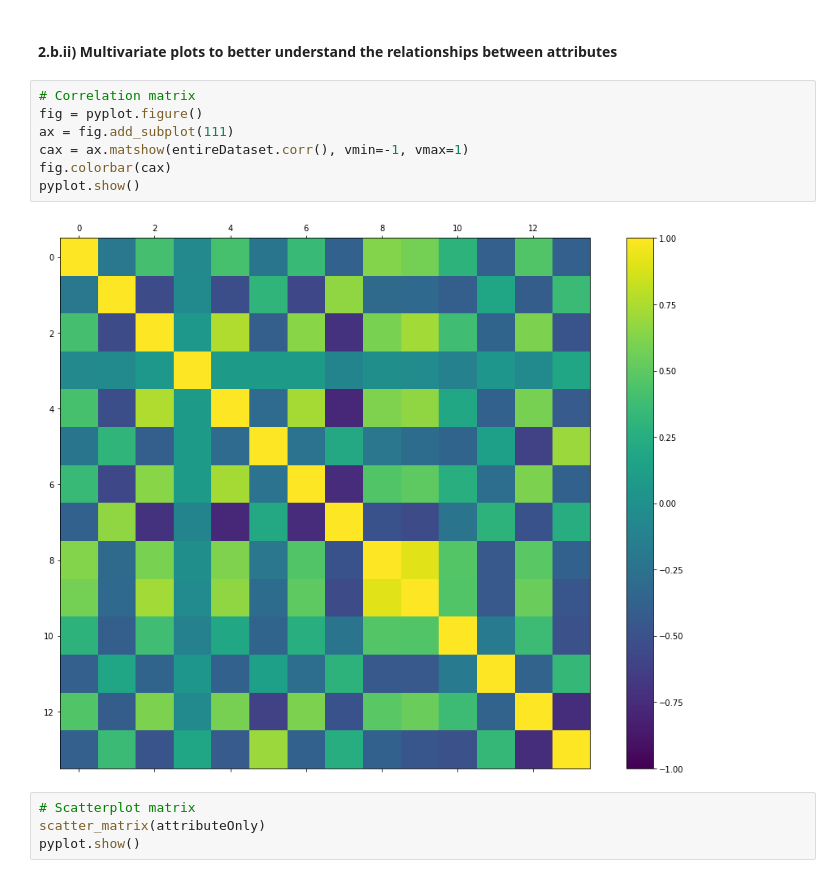
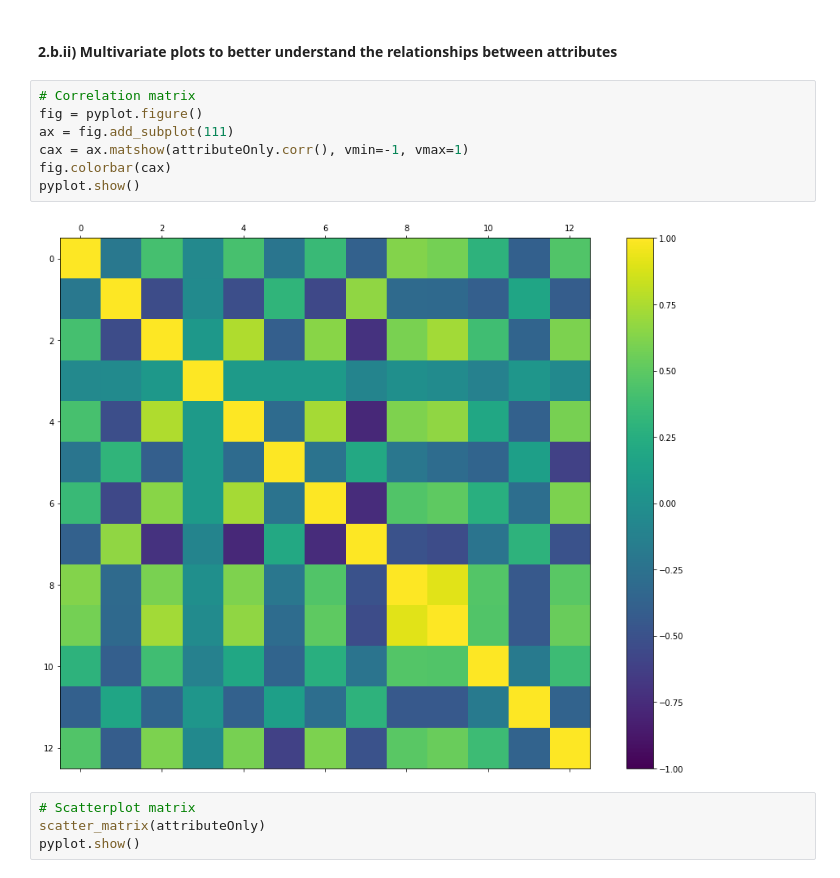
Before and after one commit to daines-analytics/tabular-data-projects, a Jupyter notebook: _py-project-templates/py-template-regression_example.ipynb, the cells around one changed output. Cells and saved outputs as stored; diff of their text form.

```diff
--- a/_py-project-templates/py-template-regression_example.ipynb
+++ b/_py-project-templates/py-template-regression_example.ipynb
@@ -223,12 +231,12 @@ pyplot.show()
 # %%
 # Correlation matrix
 fig = pyplot.figure()
 ax = fig.add_subplot(111)
-cax = ax.matshow(entireDataset.corr(), vmin=-1, vmax=1)
+cax = ax.matshow(attributeOnly.corr(), vmin=-1, vmax=1)
 fig.colorbar(cax)
 pyplot.show()
 # %% [output]
-[figure, old version]
+[figure, new version]
 # %%
 # Scatterplot matrix
 scatter_matrix(attributeOnly)
```
Also changed, not shown: parts of 14 cells of this notebook, 5 other files.
